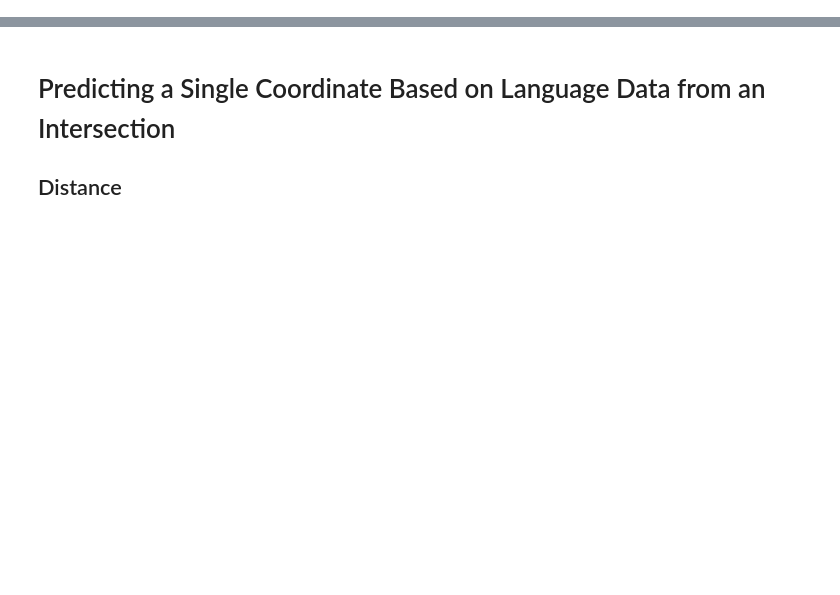
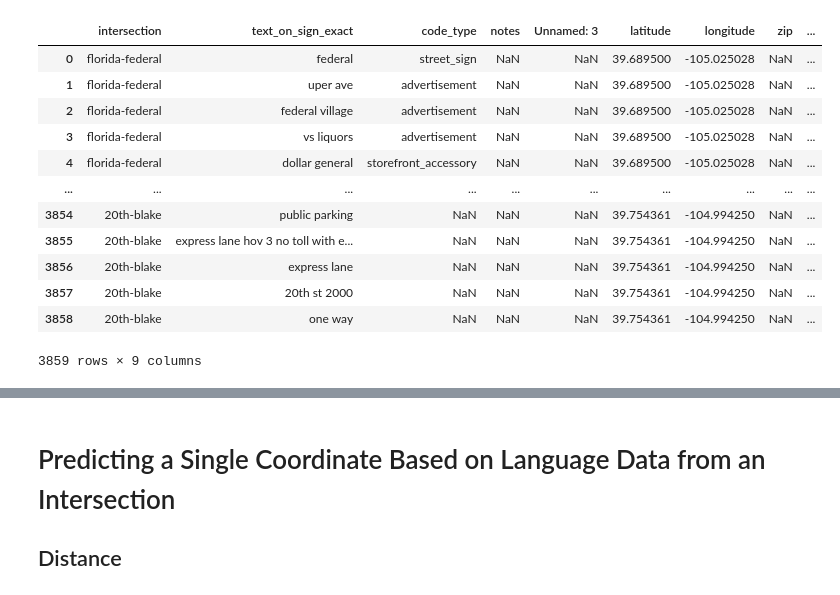
Before and after one commit to djdebonis/linguistic-landscape-geoguesser, a Jupyter notebook: clean_data_train_model.ipynb, the cells around one changed output, grey strips where cells are left out. Cells and saved outputs as stored; diff of their text form; code cells hidden in the pictures; blank space fills up the shorter version.

```diff
--- a/clean_data_train_model.ipynb
+++ b/clean_data_train_model.ipynb
@@ -26,7 +26,7 @@ import random
 #path = "test1/*.xlsx"
 #path = "test3/*.xlsx"
 #path = "test5/*.xlsx"
-path = "test2026-05-29/*.xlsx"
+path = "data/raw/test2026-06-13/*.xlsx"
 # %%
 files = glob.glob(path)
 
@@ -41,8 +41,8 @@ master_df = master_df.dropna(subset=["intersection","text_on_sign_exact"])
 master_df = clean.clean_string_columns(master_df,columns=["text_on_sign_exact"])
 # %%
 # import additional data for mapping coordinates to intersection names
-coordinates = pd.read_csv("coordinate_dict2026-05-29.csv")
-platte_river_points = pd.read_csv("platte_points.csv")
+coordinates = pd.read_csv("data/raw/coordinate_dict/coordinate_dict2026-06-13.csv")
+platte_river_points = pd.read_csv("data/raw/platte_points.csv")
 # %%
 # drop na and transition latitude and longitude strings
 # to a float format
@@ -61,4 +61,18 @@ training_data_raw = master_df.merge(
     how="left"
 )
 # %%
-training_data_raw.head(5)
+training_data_raw
+# %% [output]
+|  | intersection | text_on_sign_exact | code_type | notes | Unnamed: 3 | latitude | longitude | zip | ... |
+| 0 | florida-federal | federal | street_sign | NaN | NaN | 39.689500 | -105.025028 | NaN | ... |
+| 1 | florida-federal | uper ave | advertisement | NaN | NaN | 39.689500 | -105.025028 | NaN | ... |
+| 2 | florida-federal | federal village | advertisement | NaN | NaN | 39.689500 | -105.025028 | NaN | ... |
+| 3 | florida-federal | vs liquors | advertisement | NaN | NaN | 39.689500 | -105.025028 | NaN | ... |
+| 4 | florida-federal | dollar general | storefront_accessory | NaN | NaN | 39.689500 | -105.025028 | NaN | ... |
+| ... | ... | ... | ... | ... | ... | ... | ... | ... | ... |
+| 3854 | 20th-blake | public parking | NaN | NaN | NaN | 39.754361 | -104.994250 | NaN | ... |
+| 3855 | 20th-blake | express lane hov 3 no toll with e... | NaN | NaN | NaN | 39.754361 | -104.994250 | NaN | ... |
+| 3856 | 20th-blake | express lane | NaN | NaN | NaN | 39.754361 | -104.994250 | NaN | ... |
+| 3857 | 20th-blake | 20th st 2000 | NaN | NaN | NaN | 39.754361 | -104.994250 | NaN | ... |
+| 3858 | 20th-blake | one way | NaN | NaN | NaN | 39.754361 | -104.994250 | NaN | ... |
+3859 rows × 9 columns
```
Also changed, not shown: parts of 15 cells of this notebook, 11 other files.
